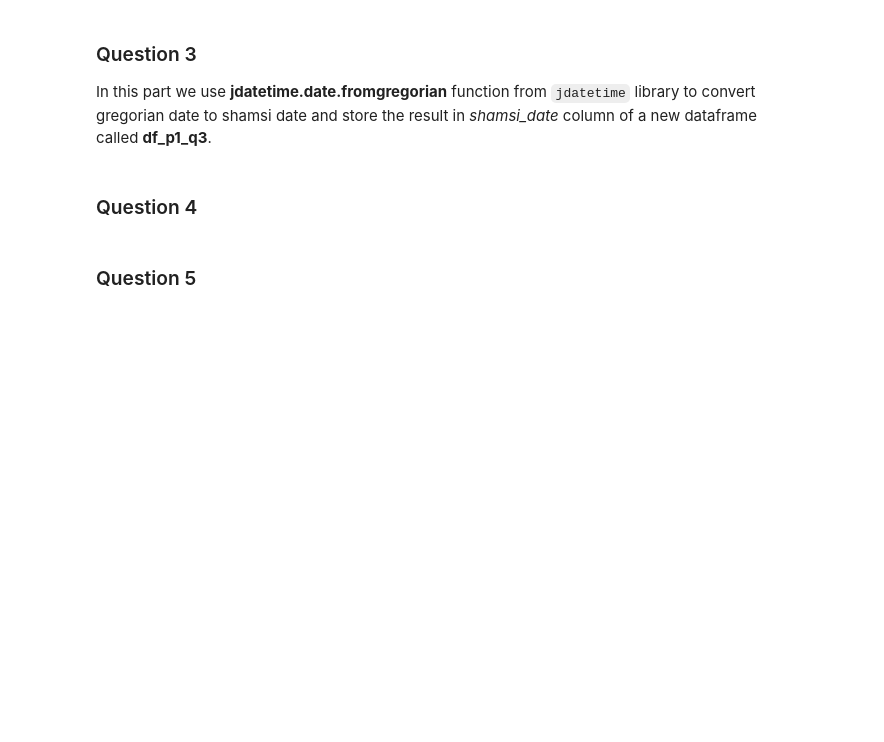
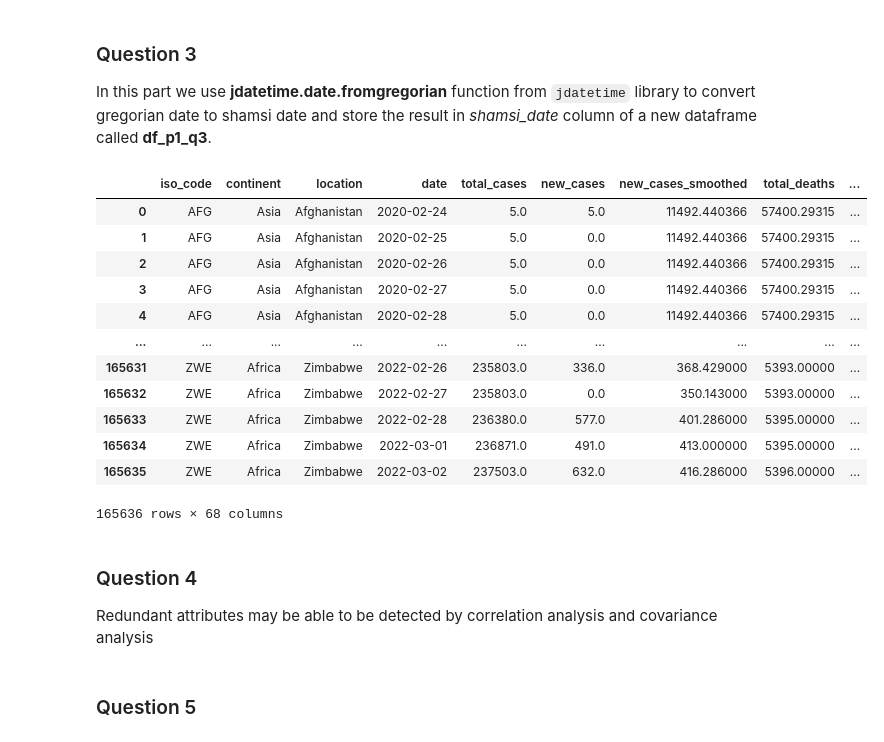
Before and after one commit to mohammadsaadati80/Data-Mining-COVID-19-Analysis, a Jupyter notebook: DM_CA1.ipynb, the cells around one changed output. Cells and saved outputs as stored; diff of their text form; code cells hidden in the pictures; blank space fills up the shorter version.

```diff
--- a/DM_CA1.ipynb
+++ b/DM_CA1.ipynb
@@ -42,7 +42,7 @@ df
 ### Question 1
 In this part first we use two Pandas function (isna and sum) to count number of missing values at each column.
 # %%
-# df.info()
-pd.set_option('display.max_rows',None)
+df.info()
+# pd.set_option('display.max_rows',None)
 df.isna().sum()
 # %% [output]
@@ -66,12 +78,20 @@ dtype: int64
 # %% [markdown]
 Now use fillna function to fill out the missing values in the given column.
 # %%
+unique_continent = df['continent'].unique()
+
 for column in df:
     if df[column].isna().sum() > 0:
         if df[column].dtypes != object:
-            df[column] = df[column].fillna(df[column].mean())
-        else:
             df[column].fillna(df[column].mode()[0], inplace=True)
+        elif column == "continent":
+            df['continent'] = df.apply(lambda row: row['location'] if (pd.isna(row['continent']) and (row['location'] in unique_continent))
+                                       else ('Undefined' if pd.isna(row['continent']) else row['continent']) , axis=1)
+        elif column == "tests_units":
+            df['tests_units'] = df.apply( lambda row : df['tests_units'].mode()[0] if (df[df['location'] == row['location']]['tests_units'].isnull().values.all())
+                                        else (df[df['location'] == row['location']]['tests_units'].mode()[0] if pd.isna(row['tests_units'])
+                                        else row['tests_units']), axis = 1)
 
+df.to_csv("df_p1_q1.csv")
 df.isna().sum()
 # %% [output]
@@ -103,24 +107,42 @@ Advantages : Easy to apply - Mean will not change
 Disadvantages : Results may not be accurate - For large amount of NaN data this method can increase mod value significantly and cause error in results - The variance will decrease
 # %% [markdown]
 ### Question 2
+# %%
+pd.reset_option('display.max_rows')
 # %% [markdown]
 ### Question 3
 In this part we use **jdatetime.date.fromgregorian** function from `jdatetime` library to convert gregorian date to shamsi date and store the result in *shamsi_date* column of a new dataframe called **df_p1_q3**.
 # %%
 def convert_gregorian_date_to_shamsi_date(gregorian_date):
     y, m , d = gregorian_date.split("-")
     return str(jdatetime.date.fromgregorian(day=int(d),month=int(m),year=int(y)))
 
 df_p1_q3 = df.copy()
 df_p1_q3['shamsi_date'] = df_p1_q3['date']
 
 for index, row in df_p1_q3.iterrows():
     shamsi_date = convert_gregorian_date_to_shamsi_date(row['shamsi_date'])
     df_p1_q3.at[index,'shamsi_date'] = shamsi_date
 
+df_p1_q3.to_csv("df_p1_q3.csv")
 df_p1_q3
+# %% [output]
+|  | iso_code | continent | location | date | total_cases | new_cases | new_cases_smoothed | total_deaths | ... |
+| 0 | AFG | Asia | Afghanistan | 2020-02-24 | 5.0 | 5.0 | 11492.440366 | 57400.29315 | ... |
+| 1 | AFG | Asia | Afghanistan | 2020-02-25 | 5.0 | 0.0 | 11492.440366 | 57400.29315 | ... |
+| 2 | AFG | Asia | Afghanistan | 2020-02-26 | 5.0 | 0.0 | 11492.440366 | 57400.29315 | ... |
+| 3 | AFG | Asia | Afghanistan | 2020-02-27 | 5.0 | 0.0 | 11492.440366 | 57400.29315 | ... |
+| 4 | AFG | Asia | Afghanistan | 2020-02-28 | 5.0 | 0.0 | 11492.440366 | 57400.29315 | ... |
+| ... | ... | ... | ... | ... | ... | ... | ... | ... | ... |
+| 165631 | ZWE | Africa | Zimbabwe | 2022-02-26 | 235803.0 | 336.0 | 368.429000 | 5393.00000 | ... |
+| 165632 | ZWE | Africa | Zimbabwe | 2022-02-27 | 235803.0 | 0.0 | 350.143000 | 5393.00000 | ... |
+| 165633 | ZWE | Africa | Zimbabwe | 2022-02-28 | 236380.0 | 577.0 | 401.286000 | 5395.00000 | ... |
+| 165634 | ZWE | Africa | Zimbabwe | 2022-03-01 | 236871.0 | 491.0 | 413.000000 | 5395.00000 | ... |
+| 165635 | ZWE | Africa | Zimbabwe | 2022-03-02 | 237503.0 | 632.0 | 416.286000 | 5396.00000 | ... |
+165636 rows × 68 columns
 # %% [markdown]
 ### Question 4
+Redundant attributes may be able to be detected by correlation analysis and covariance analysis
 # %% [markdown]
 ### Question 5
 # %% [markdown]
```
Also changed, not shown: parts of 2 cells of this notebook.
